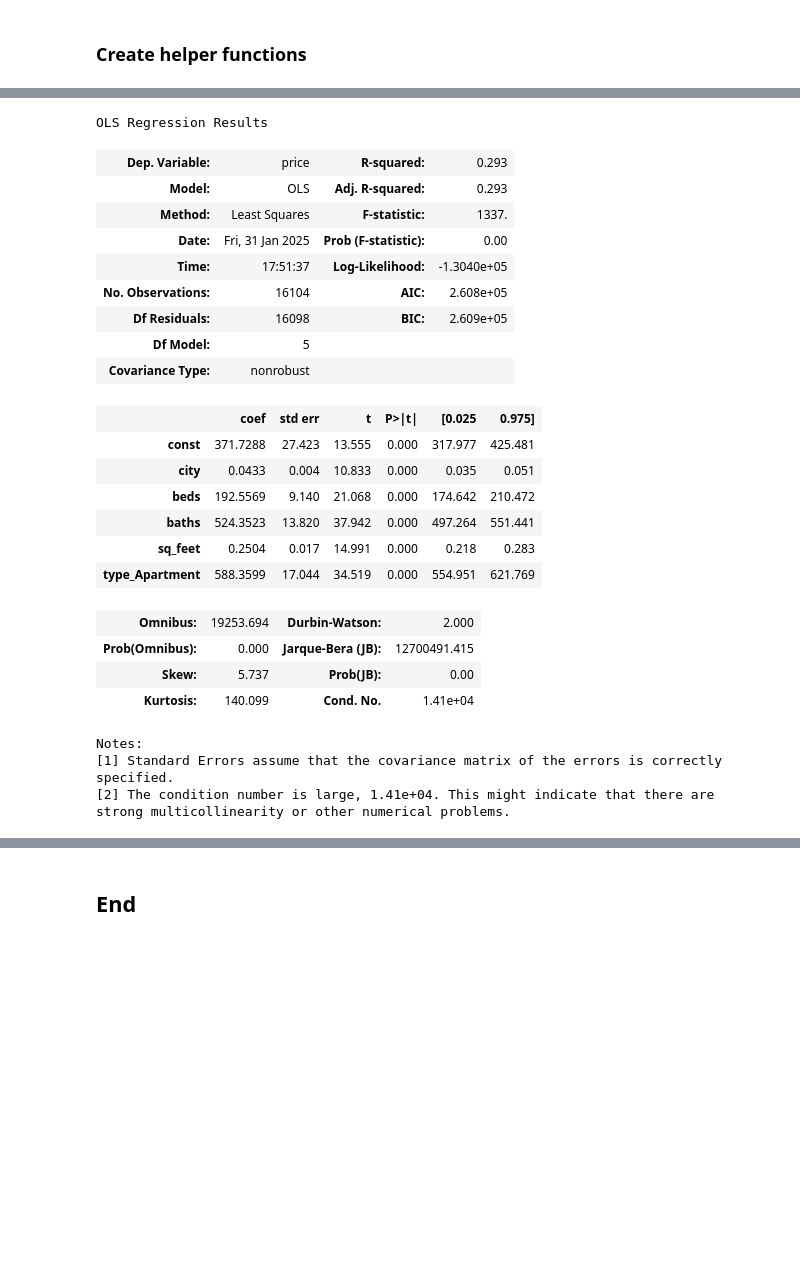
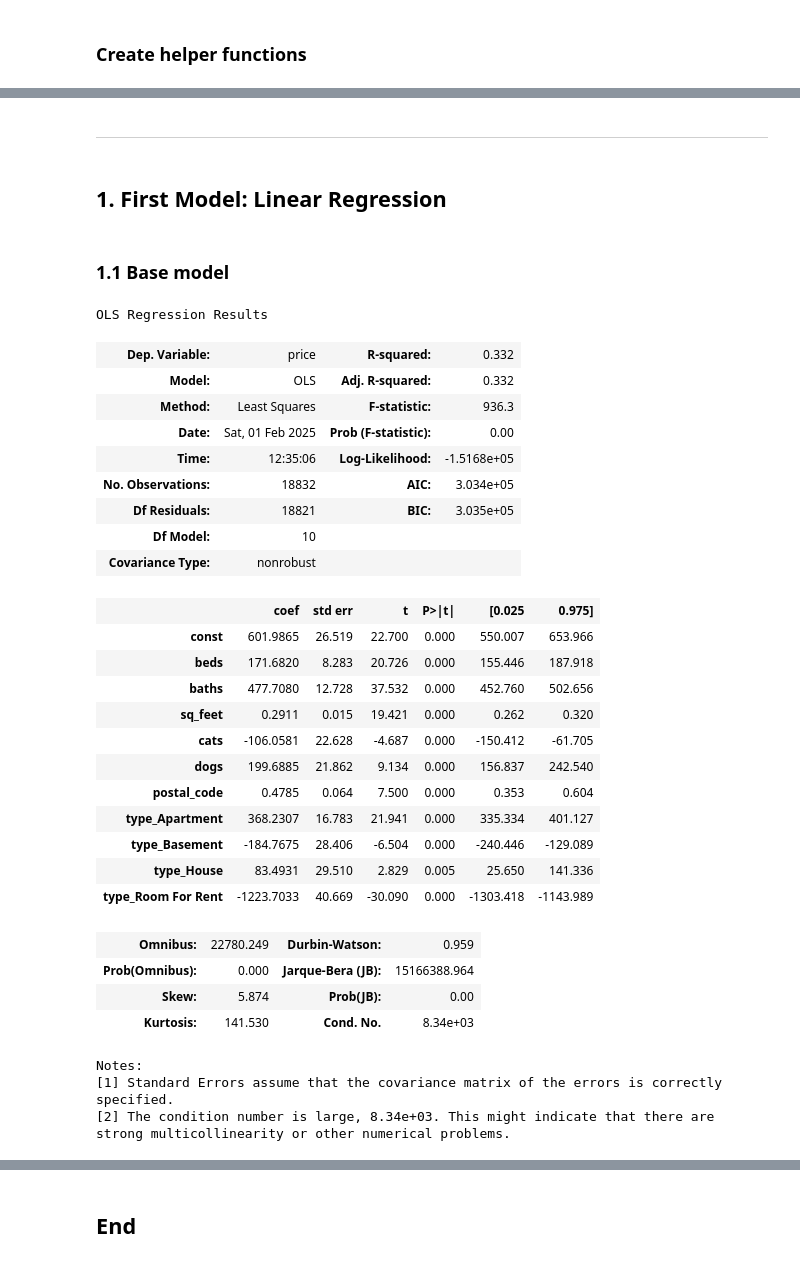
Before and after one commit to nadpierre/rental-prices-regression-project, a Jupyter notebook: DataModeling.ipynb, the cells around one changed output, grey strips where cells are left out. Cells and saved outputs as stored; diff of their text form; code cells hidden in the pictures; blank space fills up the shorter version.

Commit message:
start clean up regression

```diff
--- a/DataModeling.ipynb
+++ b/DataModeling.ipynb
@@ -19,10 +22,10 @@ import statsmodels.api as sm
 from statsmodels.stats.outliers_influence import variance_inflation_factor as vif
 # %%
 # Load data
-with open('../Data/preprocessed_data.pkl', 'rb') as handle:
+with open('Data/preprocessed_data.pkl', 'rb') as handle:
     data = pickle.load(handle)
 
-city_frequency_map = data['city_frequency_map']
+pc_frequency_map = data['pc_frequency_map']
 df = data['df']
 
 df.shape
@@ -83,3 +116,7 @@ def compare_performances(initial_perf, current_perf):
+# %% [markdown]
+---
+# %% [markdown]
+## 1. First Model: Linear Regression
 # %%
 # Separate features and target variable
 X = df.drop('price', axis=1)
@@ -90,31 +124,38 @@ X_train, X_test, y_train, y_test = train_test_split(X, y, test_size=0.15, random
+# %% [markdown]
+### 1.1 Base model
 # %%
 # Fit model
-X_constant = sm.add_constant(X_train)
-model = sm.OLS(y_train, X_constant).fit()
-model.summary()
+X_constant = sm.add_constant(X)
+base_model = sm.OLS(y, X_constant).fit()
+base_model.summary()
 # %% [output]
 OLS Regression Results
-| Dep. Variable: | price | R-squared: | 0.293 |
-| Model: | OLS | Adj. R-squared: | 0.293 |
-| Method: | Least Squares | F-statistic: | 1337. |
-| Date: | Fri, 31 Jan 2025 | Prob (F-statistic): | 0.00 |
-| Time: | 17:51:37 | Log-Likelihood: | -1.3040e+05 |
-| No. Observations: | 16104 | AIC: | 2.608e+05 |
-| Df Residuals: | 16098 | BIC: | 2.609e+05 |
-| Df Model: | 5 |  |  |
+| Dep. Variable: | price | R-squared: | 0.332 |
+| Model: | OLS | Adj. R-squared: | 0.332 |
+| Method: | Least Squares | F-statistic: | 936.3 |
+| Date: | Sat, 01 Feb 2025 | Prob (F-statistic): | 0.00 |
+| Time: | 12:35:06 | Log-Likelihood: | -1.5168e+05 |
+| No. Observations: | 18832 | AIC: | 3.034e+05 |
+| Df Residuals: | 18821 | BIC: | 3.035e+05 |
+| Df Model: | 10 |  |  |
 | Covariance Type: | nonrobust |  |  |
 |  | coef | std err | t | P>|t| | [0.025 | 0.975] |
-| const | 371.7288 | 27.423 | 13.555 | 0.000 | 317.977 | 425.481 |
-| city | 0.0433 | 0.004 | 10.833 | 0.000 | 0.035 | 0.051 |
-| beds | 192.5569 | 9.140 | 21.068 | 0.000 | 174.642 | 210.472 |
-| baths | 524.3523 | 13.820 | 37.942 | 0.000 | 497.264 | 551.441 |
-| sq_feet | 0.2504 | 0.017 | 14.991 | 0.000 | 0.218 | 0.283 |
-| type_Apartment | 588.3599 | 17.044 | 34.519 | 0.000 | 554.951 | 621.769 |
+| const | 601.9865 | 26.519 | 22.700 | 0.000 | 550.007 | 653.966 |
+| beds | 171.6820 | 8.283 | 20.726 | 0.000 | 155.446 | 187.918 |
+| baths | 477.7080 | 12.728 | 37.532 | 0.000 | 452.760 | 502.656 |
+| sq_feet | 0.2911 | 0.015 | 19.421 | 0.000 | 0.262 | 0.320 |
+| cats | -106.0581 | 22.628 | -4.687 | 0.000 | -150.412 | -61.705 |
+| dogs | 199.6885 | 21.862 | 9.134 | 0.000 | 156.837 | 242.540 |
+| postal_code | 0.4785 | 0.064 | 7.500 | 0.000 | 0.353 | 0.604 |
+| type_Apartment | 368.2307 | 16.783 | 21.941 | 0.000 | 335.334 | 401.127 |
+| type_Basement | -184.7675 | 28.406 | -6.504 | 0.000 | -240.446 | -129.089 |
+| type_House | 83.4931 | 29.510 | 2.829 | 0.005 | 25.650 | 141.336 |
+| type_Room For Rent | -1223.7033 | 40.669 | -30.090 | 0.000 | -1303.418 | -1143.989 |
-| Omnibus: | 19253.694 | Durbin-Watson: | 2.000 |
-| Prob(Omnibus): | 0.000 | Jarque-Bera (JB): | 12700491.415 |
-| Skew: | 5.737 | Prob(JB): | 0.00 |
-| Kurtosis: | 140.099 | Cond. No. | 1.41e+04 |
+| Omnibus: | 22780.249 | Durbin-Watson: | 0.959 |
+| Prob(Omnibus): | 0.000 | Jarque-Bera (JB): | 15166388.964 |
+| Skew: | 5.874 | Prob(JB): | 0.00 |
+| Kurtosis: | 141.530 | Cond. No. | 8.34e+03 |
 Notes:
 [1] Standard Errors assume that the covariance matrix of the errors is correctly specified.
-[2] The condition number is large, 1.41e+04. This might indicate that there are
+[2] The condition number is large, 8.34e+03. This might indicate that there are
 strong multicollinearity or other numerical problems.
```
Also changed, not shown: parts of 81 cells of this notebook, 4 other files.
